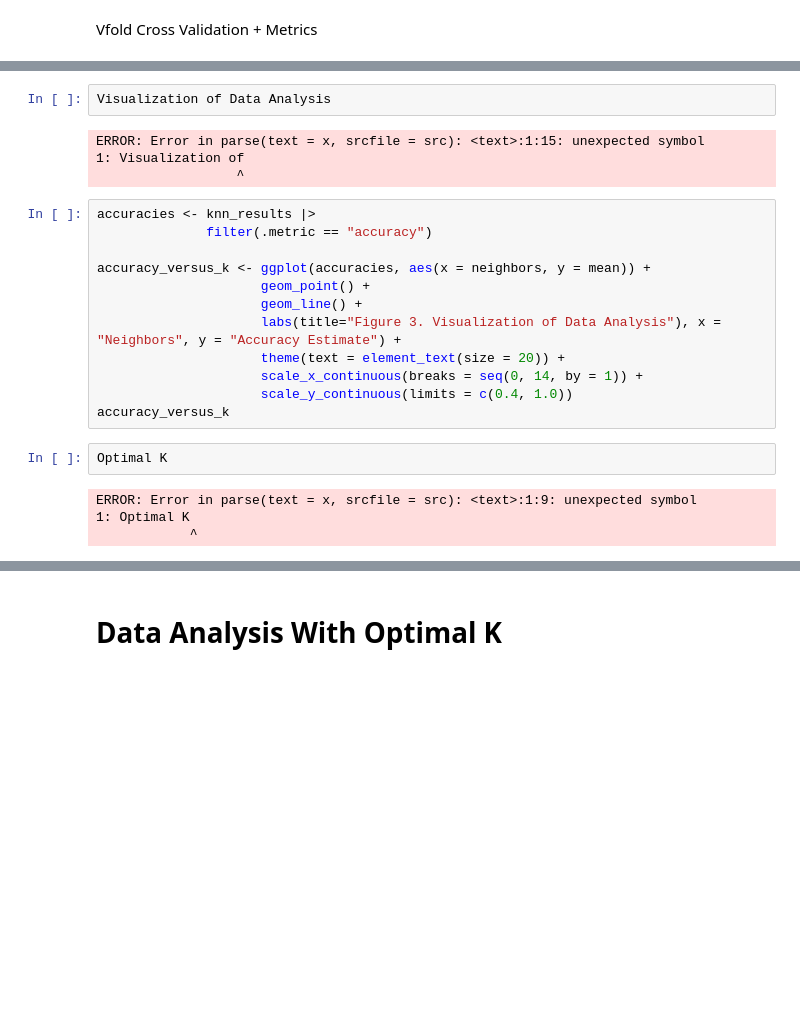
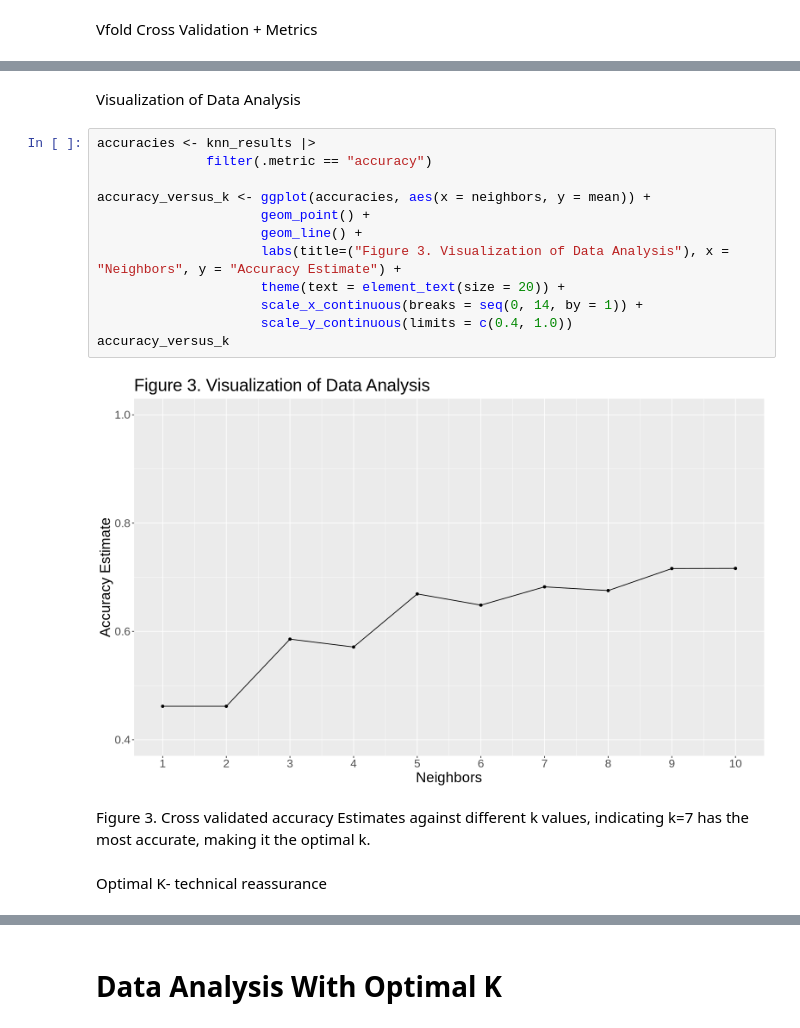
Before and after one commit to Inesh-DSCI/Group-Project-Final, a Jupyter notebook: Group Project :D.ipynb, the cells around one changed output, grey strips where cells are left out. Saved outputs shown, nothing was run; the diff lists cells and outputs as text; blank space fills up the shorter version.

Commit message:
Edits to methods
Code cells were rearranged, extra explanation was added, figure 3 caption was added.

```diff
--- a/Group Project :D.ipynb
+++ b/Group Project :D.ipynb
@@ -350,27 +332,23 @@ A tibble: 20 × 7
-# %%
-Visualization of Data Analysis
-# %% [output]
-ERROR: Error in parse(text = x, srcfile = src): <text>:1:15: unexpected symbol
-1: Visualization of
-                  ^
+# %% [markdown]
+Visualization of Data Analysis
 # %%
 accuracies <- knn_results |>
               filter(.metric == "accuracy")
 
 accuracy_versus_k <- ggplot(accuracies, aes(x = neighbors, y = mean)) +
                      geom_point() +
                      geom_line() +
-                     labs(title="Figure 3. Visualization of Data Analysis"), x = "Neighbors", y = "Accuracy Estimate") +
+                     labs(title=("Figure 3. Visualization of Data Analysis"), x = "Neighbors", y = "Accuracy Estimate") +
                      theme(text = element_text(size = 20)) +
                      scale_x_continuous(breaks = seq(0, 14, by = 1)) +
                      scale_y_continuous(limits = c(0.4, 1.0))
 accuracy_versus_k
+# %% [output]
+[figure, added]
-# %%
-Optimal K
-# %% [output]
-ERROR: Error in parse(text = x, srcfile = src): <text>:1:9: unexpected symbol
-1: Optimal K
-            ^
+# %% [markdown]
+Figure 3. Cross validated accuracy Estimates against different k values, indicating  k=7 has the most accurate, making it the optimal k.
+# %% [markdown]
+Optimal K- technical reassurance
 # %%
 best_k <- accuracies |>
         arrange(desc(mean)) |>
```
Also changed, not shown: parts of 27 cells of this notebook.
